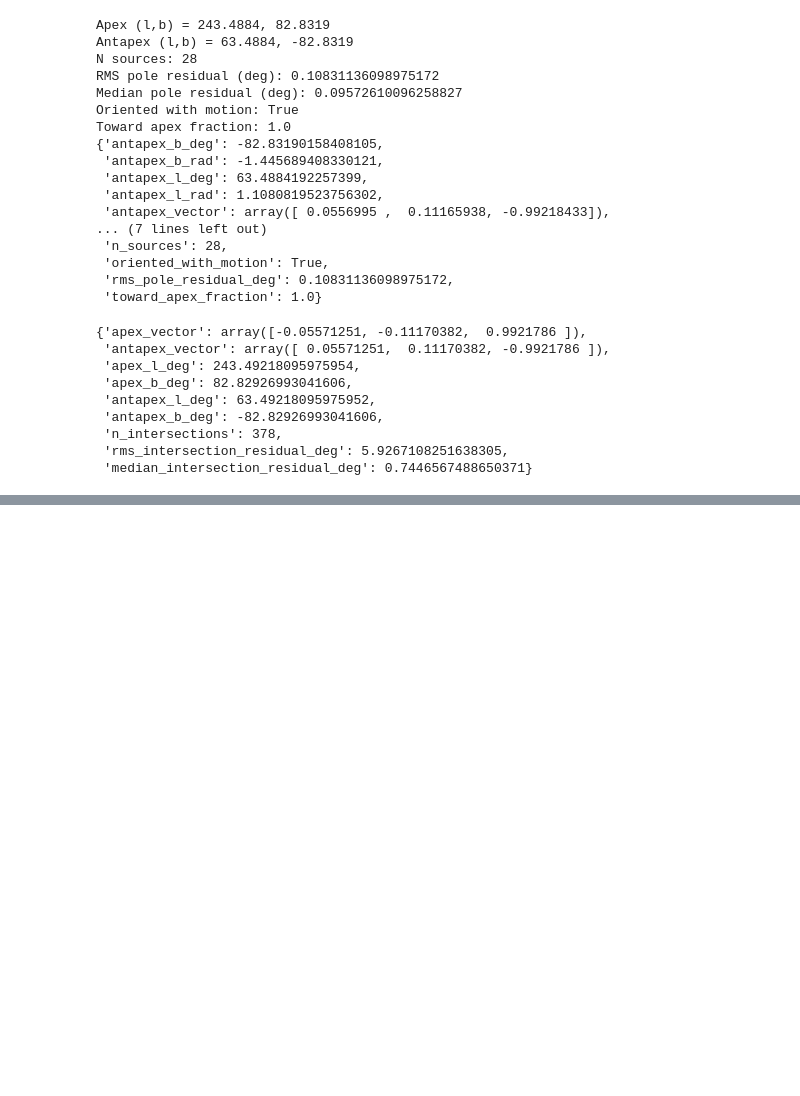
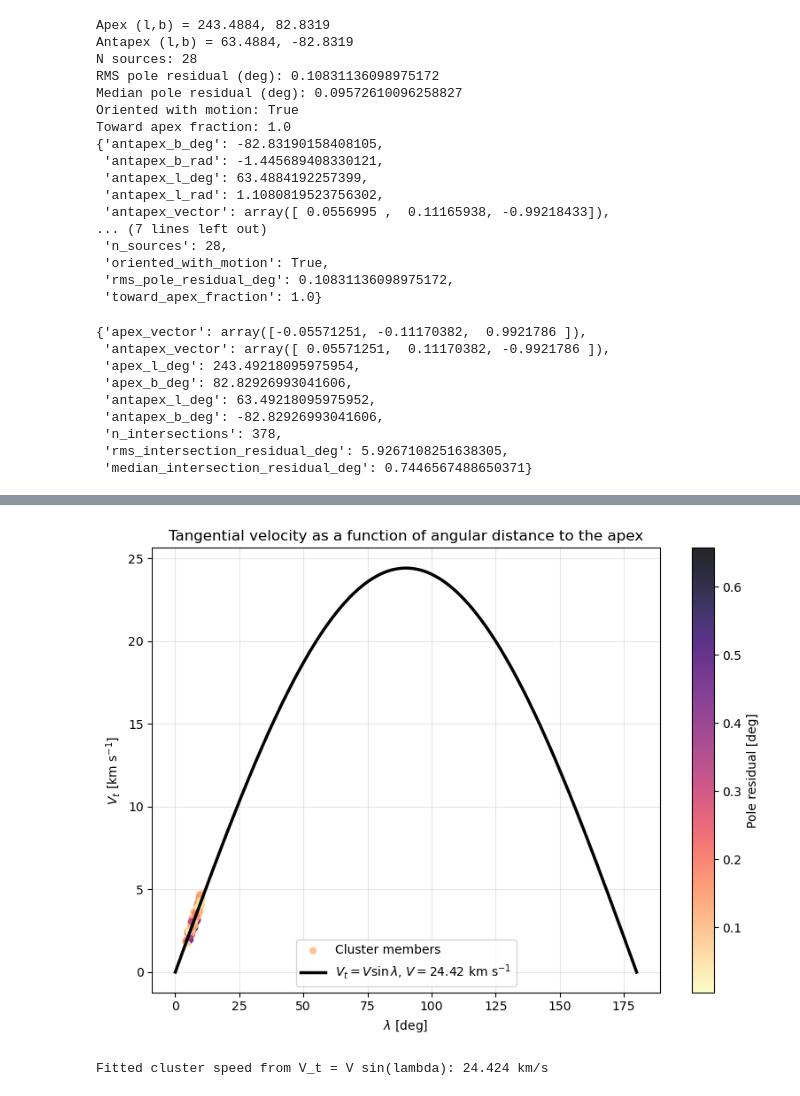
Before and after one commit to nicolasbojacarojas/clusterization_project, a Jupyter notebook: dev/pasantia/analisis_simulacion_coma.ipynb, the cells around one changed output, grey strips where cells are left out. Cells and saved outputs as stored; diff of their text form; code cells hidden in the pictures; blank space fills up the shorter version.

```diff
--- a/dev/pasantia/analisis_simulacion_coma.ipynb
+++ b/dev/pasantia/analisis_simulacion_coma.ipynb
@@ -870,0 +1929,63 @@ plt.show()
+# %%
+# Datos
+lambda_deg = df_diag["lambda_deg"].to_numpy(dtype=float)
+vt_kms = df_diag["vt_kms"].to_numpy(dtype=float)
+residual = df_diag["pole_residual_deg"].to_numpy(dtype=float)
+
+# Ajuste V_t = V sin(lambda)
+lambda_rad = np.radians(lambda_deg)
+sin_lambda = np.sin(lambda_rad)
+
+valid = (
+    np.isfinite(lambda_deg)
+    & np.isfinite(vt_kms)
+    & np.isfinite(sin_lambda)
+    & (sin_lambda > 0)
+)
+
+x = sin_lambda[valid]
+y = vt_kms[valid]
+
+V_fit = np.sum(x * y) / np.sum(x * x)
+
+# Curva teórica ajustada
+lambda_grid_deg = np.linspace(0, 180, 500)
+lambda_grid_rad = np.radians(lambda_grid_deg)
+vt_model = V_fit * np.sin(lambda_grid_rad)
+
+# Gráfica
+plt.figure(figsize=(8, 6))
+
+sc = plt.scatter(
+    lambda_deg,
+    vt_kms,
+    c=residual,
+    s=35,
+    cmap="magma_r",
+    alpha=0.85,
+    edgecolor="none",
+    label="Cluster members",
+)
+
+plt.plot(
+    lambda_grid_deg,
+    vt_model,
+    color="black",
+    lw=2.5,
+    label=rf"$V_t = V \sin\lambda$, $V = {V_fit:.2f}$ km s$^{{-1}}$",
+)
+
+plt.colorbar(sc, label="Pole residual [deg]")
+
+plt.xlabel(r"$\lambda$ [deg]")
+plt.ylabel(r"$V_t$ [km s$^{-1}$]")
+plt.title(r"Tangential velocity as a function of angular distance to the apex")
+plt.grid(alpha=0.3)
+plt.legend()
+plt.tight_layout()
+plt.show()
+
+print(f"Fitted cluster speed from V_t = V sin(lambda): {V_fit:.3f} km/s")
+# %% [output]
+[figure, added]
+Fitted cluster speed from V_t = V sin(lambda): 24.424 km/s
```
Also changed, not shown: parts of 6 cells of this notebook, 19 other files.
